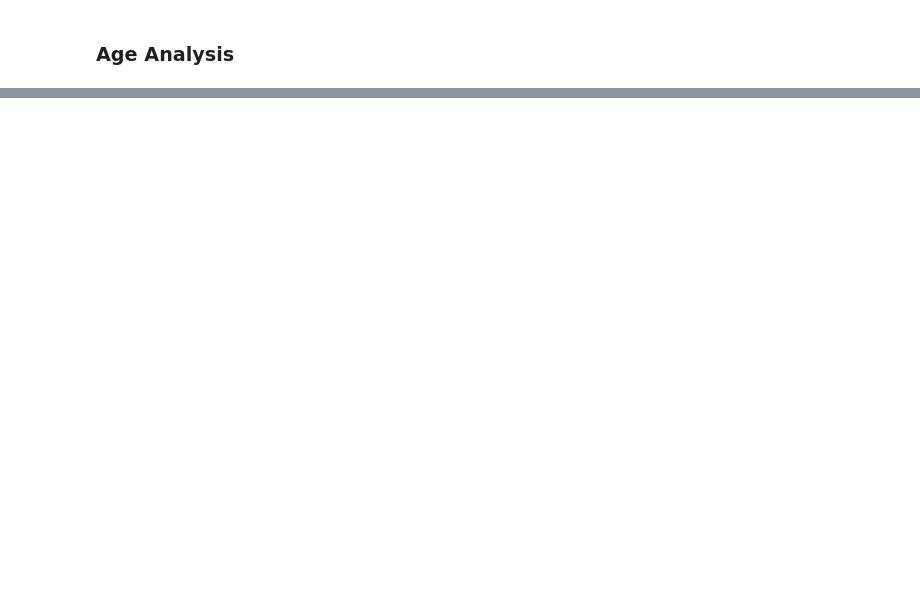
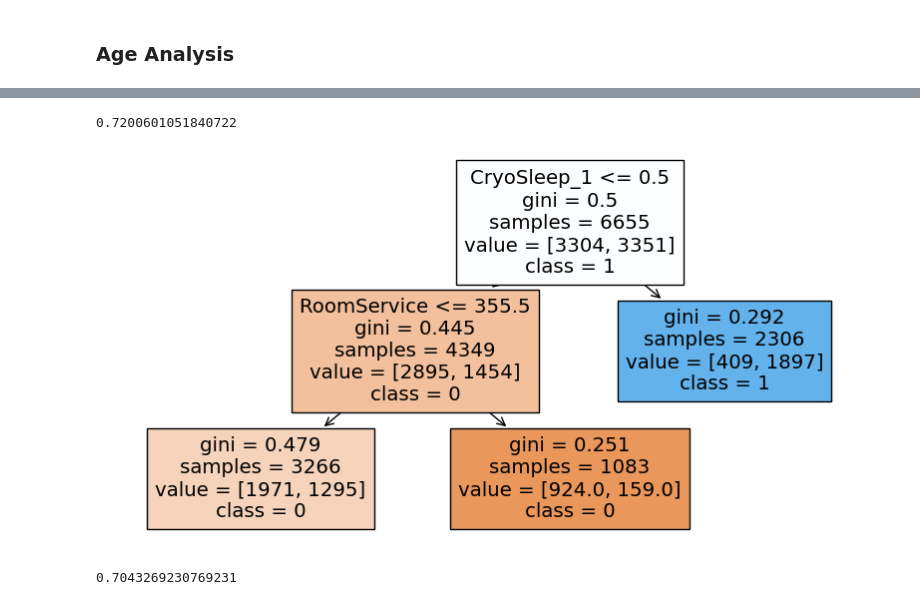
Before and after one commit to slothman3878/spaceship-titanic, a Jupyter notebook: main.ipynb, the cells around one changed output, grey strips where cells are left out. Drawn from its saved outputs; the diff is of its cells as text; code cells hidden in the pictures; blank space fills up the shorter version.

```diff
--- a/main.ipynb
+++ b/main.ipynb
@@ -338,0 +400,5 @@ dtype: int64
+# %%
+X  = dataset_df.drop(labels=['Name', 'Transported', 'F_name', 'Group_id'], axis=1)
+y = dataset_df.Transported
+
+X.head(5)
@@ -338,0 +407,9 @@ dtype: int64
+# %%
+encoder = OneHotEncoder(drop='if_binary')
+
+categorical_features = ['HomePlanet', 'CryoSleep', 'Destination', 'VIP', 'Deck', 'Cabin_num', 'Side', 'S_name', 'Group']
+
+new_categorical_features = encoder.fit_transform(X[categorical_features])
+new_categorical_features = pd.DataFrame(new_categorical_features.toarray(), columns=encoder.get_feature_names_out(categorical_features), index=X.index)
+X = pd.concat([X.drop(columns=categorical_features),new_categorical_features], axis=1)
+X.head(5)
@@ -338,0 +424,21 @@ dtype: int64
+# %%
+X_train, X_test, y_train, y_test = train_test_split(X,y, test_size = 0.2, random_state=1, stratify=y)
+# %%
+from sklearn.tree import DecisionTreeClassifier, plot_tree
+
+clf = DecisionTreeClassifier(random_state=1, max_depth=10, max_leaf_nodes=3)
+
+clf.fit(X_train, y_train)
+clf.score(X_train, y_train)
+# %% [output]
+0.7200601051840722
+# %%
+plt.figure(figsize=(10,5))
+plot_tree(clf, filled=True, feature_names=X_train.columns, class_names=y.unique().astype(str))
+plt.show()
+# %% [output]
+[figure, added]
+# %%
+clf.score(X_test, y_test)
+# %% [output]
+0.7043269230769231
```
Also changed, not shown: parts of 22 cells of this notebook.
